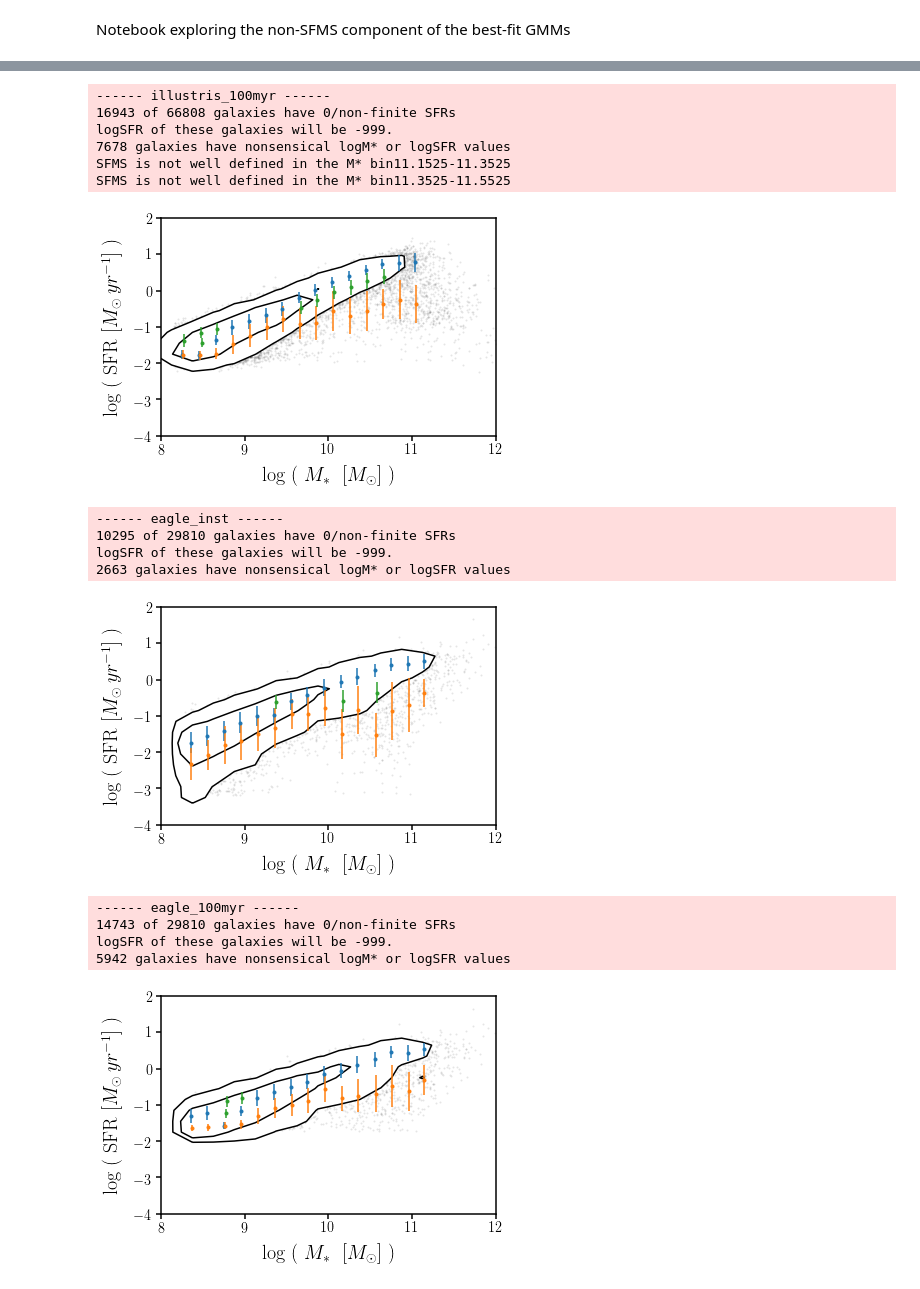
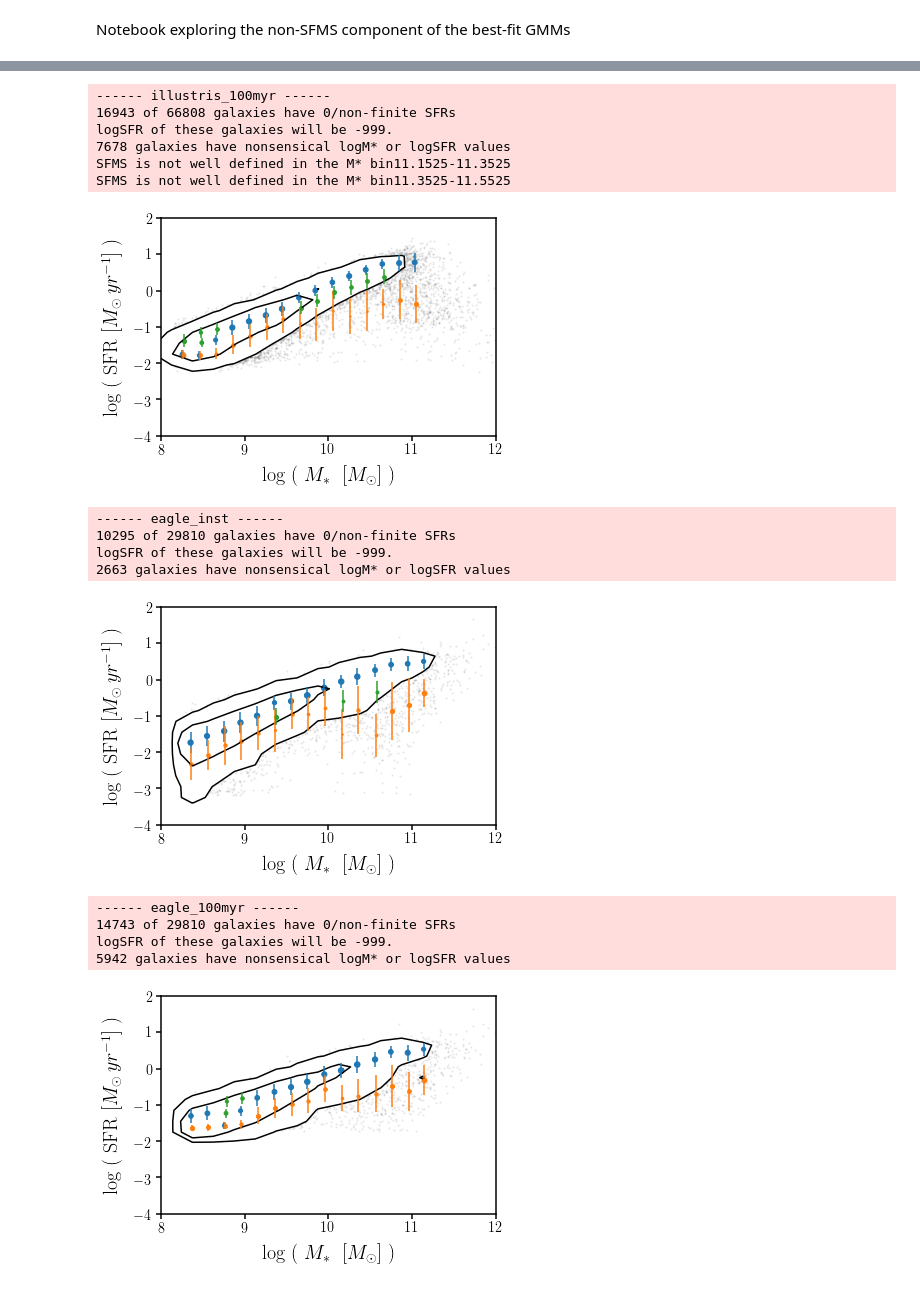
Before and after one commit to changhoonhahn/LetsTalkAboutQuench, a Jupyter notebook: letstalkaboutquench/notebooks/notes_GMM_nonSFMS_component.ipynb, the cells around one changed output, grey strips where cells are left out. Saved outputs shown, nothing was run; the diff lists cells and outputs as text; code cells hidden in the pictures.

Commit message:
updated plotting

```diff
--- a/letstalkaboutquench/notebooks/notes_GMM_nonSFMS_component.ipynb
+++ b/letstalkaboutquench/notebooks/notes_GMM_nonSFMS_component.ipynb
@@ -23,9 +23,3 @@ mpl.rcParams['ytick.major.size'] = 5
 mpl.rcParams['ytick.major.width'] = 1.5
 mpl.rcParams['legend.frameon'] = False
 %matplotlib inline
-# %%
-Cat = Cats.Catalog()
-_logM, _logSFR, w, censat = Cat.Read('eagle_inst')
-iscen = (censat == 1)
-logM = _logM[iscen]
-logSFR = _logSFR[iscen]
@@ -36,3 +25,0 @@ logSFR of these galaxies will be -999.
-# %%
-fSFMS = fstarforms()
-fit_logm, fit_logsfr = fSFMS.fit(logM, logSFR, method='gaussmix', forTest=True)
@@ -63,13 +25,0 @@ plt.show()
-# %%
-fig = plt.figure()
-sub = fig.add_subplot(111)
-DFM.hist2d(logM, logSFR, color='C0', levels=[0.68, 0.95], range=[[7., 12.], [-4., 2.]], alpha=0.5, ax=sub)
-for i_m, fitlogm in enumerate(fit_logm):
-    sub.errorbar([fitlogm], fSFMS._gmix_means[i_m].min()+fitlogm,
-                 yerr=np.sqrt(fSFMS._gmix_covariances[i_m][np.argmin(fSFMS._gmix_means[i_m])]),
-                 fmt='.k')#, color='k')
-sub.set_xlim([8., 12.])
-sub.set_xlabel(r'log ( $M_* \;\;[M_\odot]$ )', labelpad=10, fontsize=20)
-sub.set_ylim([-4., 2.])
-sub.set_ylabel(r'log ( SFR $[M_\odot \, yr^{-1}]$ )', labelpad=10, fontsize=20)
-plt.show()
@@ -89,50 +37,59 @@ for sim in ['illustris', 'eagle', 'mufasa', 'scsam']:
 
         fig = plt.figure()
         sub = fig.add_subplot(111)
-        DFM.hist2d(logM, logSFR, color='k', levels=[0.68, 0.95], range=[[7., 12.], [-4., 2.]], plot_density=False, ax=sub)
+        DFM.hist2d(logM, logSFR, color='k', levels=[0.68, 0.95], range=[[7., 12.], [-4., 2.]],
+                   plot_density=False, ax=sub)
 
-        sfms_err = []
+        sfms_err, w_sfms = [], []
         for i_m in range(len(fit_logm)):
-            sfms_err.append(np.sqrt(fSFMS._gmix_covariances[i_m][fSFMS._gmix_means[i_m] == fit_logsfr[i_m]-fit_logm[i_m]]))
-        sub.errorbar(fit_logm, fit_logsfr, yerr=sfms_err, fmt='.C0')
+            sfms = fSFMS._gmix_means[i_m] == fit_logsfr[i_m]-fit_logm[i_m]
+            sfms_err.append(np.sqrt(fSFMS._gmix_covariances[i_m][sfms]))
+            w_sfms.append(fSFMS._gmix_weights[i_m][sfms][0])
+        sub.errorbar(fit_logm, fit_logsfr, yerr=sfms_err, ms=0, fmt='.C0')
+        sub.scatter(fit_logm, fit_logsfr, s=40.*np.array(w_sfms), color='C0')
 
         for i_m, fitlogm in enumerate(fit_logm):
             quenched = fSFMS._gmix_means[i_m].argmin()
             transit = (fSFMS._gmix_means[i_m] != fit_logsfr[i_m]-fit_logm[i_m]) & (fSFMS._gmix_means[i_m] != fSFMS._gmix_means[i_m].min())
             sub.errorbar([fitlogm+0.01], fSFMS._gmix_means[i_m][quenched]+fitlogm,
                          yerr=np.sqrt(fSFMS._gmix_covariances[i_m][quenched]),
-                         fmt='.C1')#marker='x')
+                         fmt='.C1', ms=0)#marker='x')
+            sub.scatter([fitlogm+0.01], fSFMS._gmix_means[i_m][quenched]+fitlogm,
+                         s=40.*np.array(fSFMS._gmix_weights[i_m][quenched]), color='C1')
             if np.sum(transit) > 0:
                 sub.errorbar([fitlogm + 0.01*(i+2) for i in range(np.sum(transit))],
                              fSFMS._gmix_means[i_m][transit]+fitlogm,
                              yerr=np.sqrt(fSFMS._gmix_covariances[i_m][transit]),
-                             fmt='.C2')
+                             ms=0, fmt='.C2')
+                sub.scatter([fitlogm + 0.01*(i+2) for i in range(np.sum(transit))],
+                             fSFMS._gmix_means[i_m][transit]+fitlogm,
+                            s=40.*np.array(fSFMS._gmix_weights[i_m][transit]), color='C2')
         #sub.scatter(fit_logm, fit_logsfr, marker='x', color='k')
         sub.set_xlim([8., 12.])
         sub.set_xlabel(r'log ( $M_* \;\;[M_\odot]$ )', labelpad=10, fontsize=20)
         sub.set_ylim([-4., 2.])
         sub.set_ylabel(r'log ( SFR $[M_\odot \, yr^{-1}]$ )', labelpad=10, fontsize=20)
         plt.show()
 # %% [output]
 ------ illustris_inst ------
 7000 of 66808 galaxies have 0/non-finite SFRs
 logSFR of these galaxies will be -999.
 1102 galaxies have nonsensical logM* or logSFR values
 SFMS is not well defined in the M* bin11.1525-11.3525
 SFMS is not well defined in the M* bin11.3525-11.5525
 [figure]
 ------ illustris_100myr ------
 16943 of 66808 galaxies have 0/non-finite SFRs
 logSFR of these galaxies will be -999.
 7678 galaxies have nonsensical logM* or logSFR values
 SFMS is not well defined in the M* bin11.1525-11.3525
 SFMS is not well defined in the M* bin11.3525-11.5525
 [figure]
 ------ eagle_inst ------
 10295 of 29810 galaxies have 0/non-finite SFRs
 logSFR of these galaxies will be -999.
 2663 galaxies have nonsensical logM* or logSFR values
-[figure, old version]
+[figure, new version]
 ------ eagle_100myr ------
 14743 of 29810 galaxies have 0/non-finite SFRs
 logSFR of these galaxies will be -999.
```
Also changed, not shown: parts of 5 cells of this notebook.
